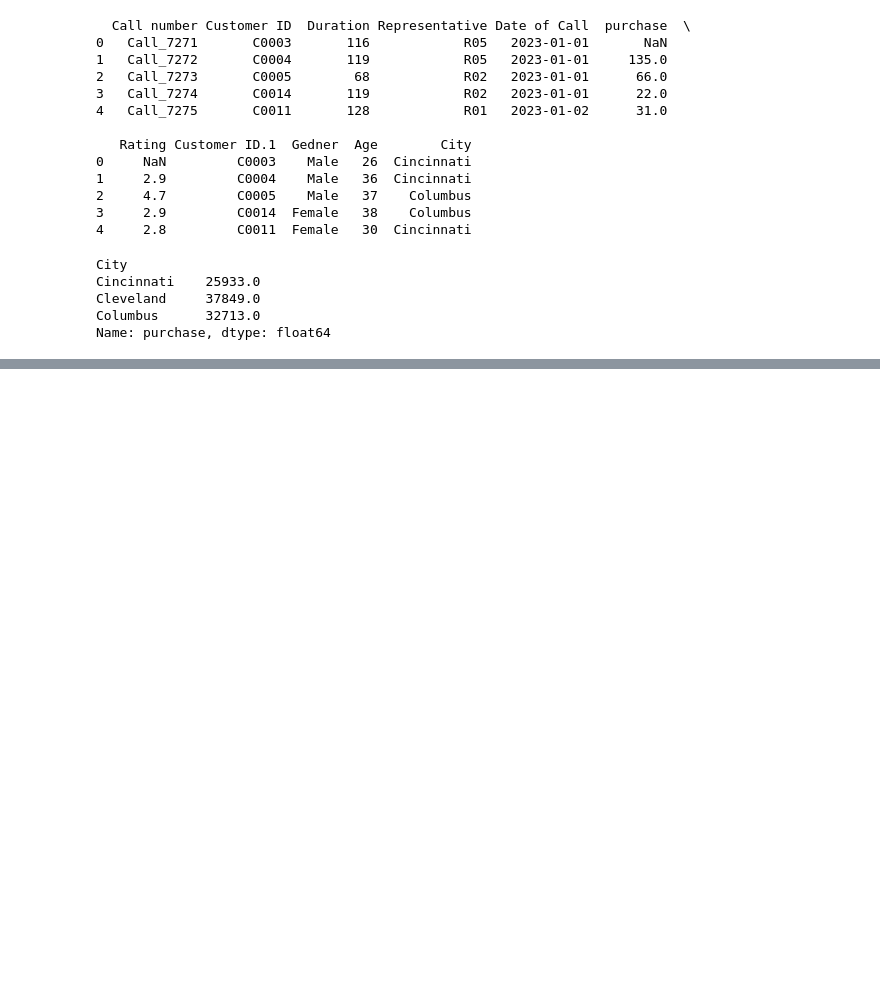
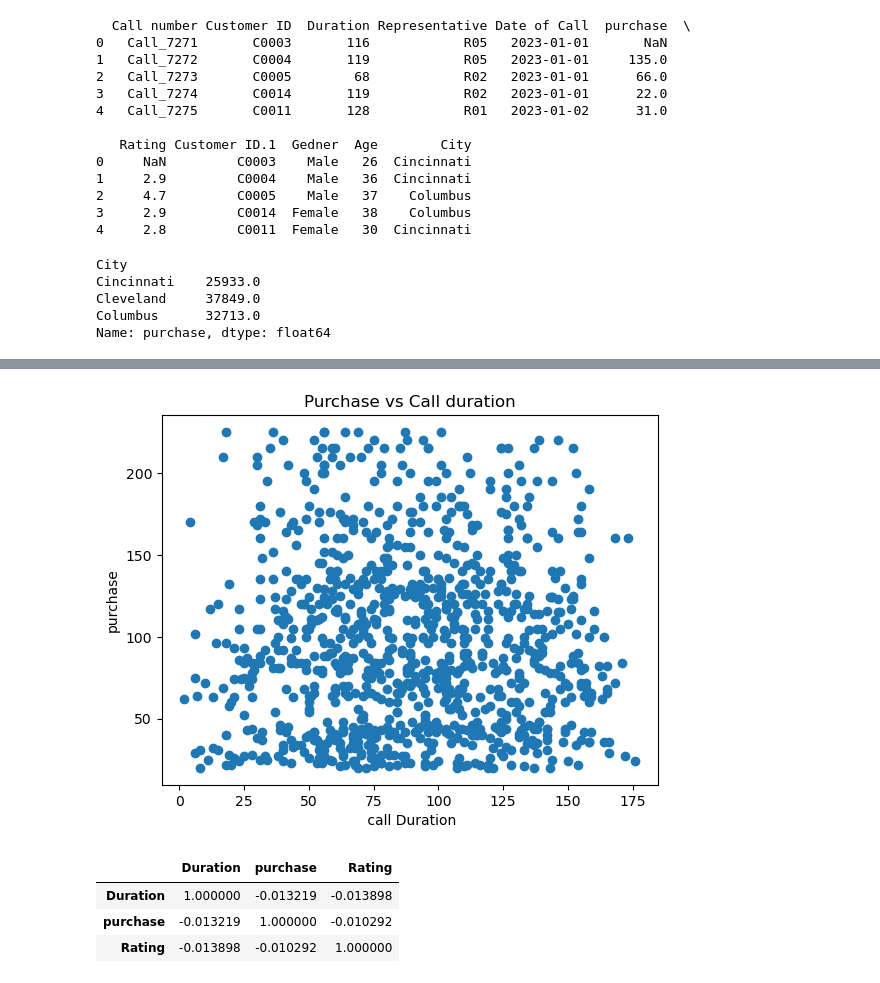
Before and after one commit to RAMAPRIYAM268/Call-Centre-Performance-Analysis, a Jupyter notebook: Source/call_centre.ipynb, the cells around one changed output, grey strips where cells are left out. Cells and saved outputs as stored; diff of their text form; code cells hidden in the pictures; blank space fills up the shorter version.

```diff
--- a/Source/call_centre.ipynb
+++ b/Source/call_centre.ipynb
@@ -538,0 +721,17 @@ Name: purchase, dtype: float64
+# %%
+# Call duration vs Purchase amount
+plt.scatter(calls["Duration"],calls["purchase"])
+plt.xlabel(" call Duration")
+plt.ylabel("purchase")
+plt.title("Purchase vs Call duration")
+plt.show()
+# %% [output]
+[figure, added]
+# %%
+numeric=calls.select_dtypes(include="number")
+numeric.corr()
+# %% [output]
+|  | Duration | purchase | Rating |
+| Duration | 1.000000 | -0.013219 | -0.013898 |
+| purchase | -0.013219 | 1.000000 | -0.010292 |
+| Rating | -0.013898 | -0.010292 | 1.000000 |
```
Also changed, not shown: parts of 51 cells of this notebook, 1 other file.
